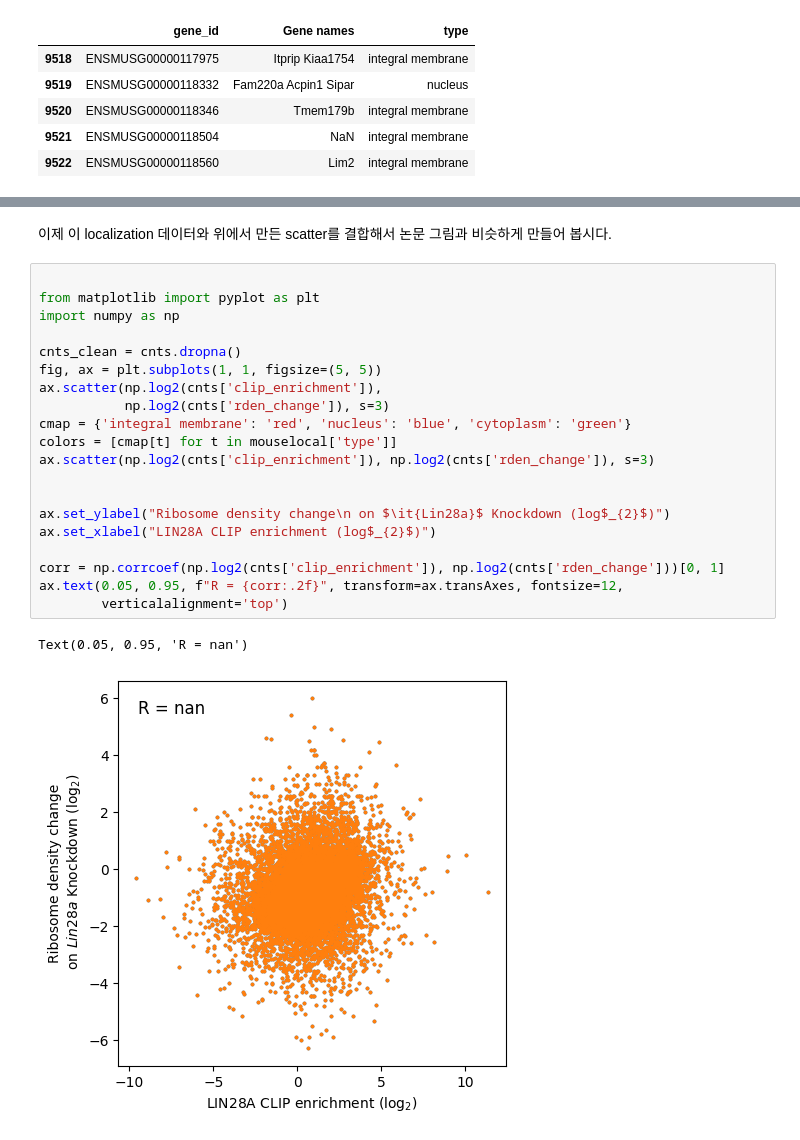
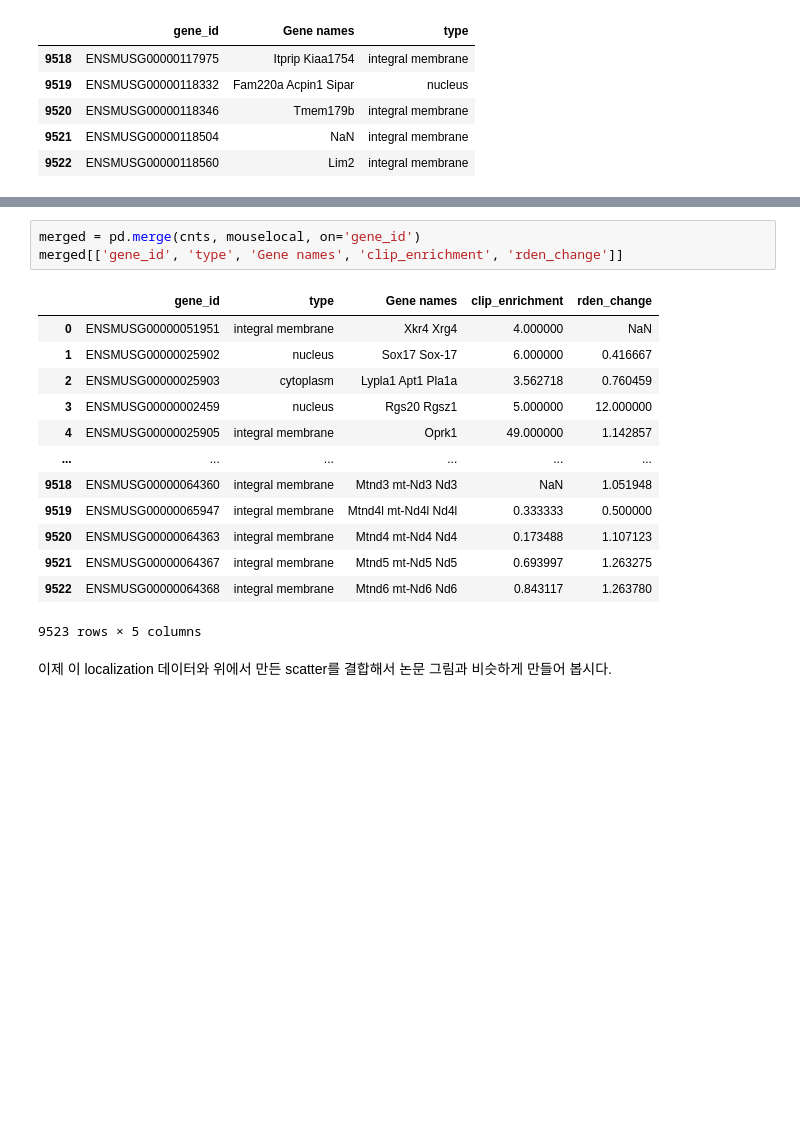
Before and after one commit to JungseoChoi/CJSbioinformatics, a Jupyter notebook: CoLab_TermProj_2023_1.ipynb, the cells around one changed output, grey strips where cells are left out. Saved outputs shown, nothing was run; the diff lists cells and outputs as text; blank space fills up the shorter version.

```diff
--- a/CoLab_TermProj_2023_1.ipynb
+++ b/CoLab_TermProj_2023_1.ipynb
@@ -300,25 +337,19 @@ mouselocal.tail()
+# %%
+merged = pd.merge(cnts, mouselocal, on='gene_id')
+merged[['gene_id', 'type', 'Gene names', 'clip_enrichment', 'rden_change']]
+# %% [output]
+|  | gene_id | type | Gene names | clip_enrichment | rden_change |
+| 0 | ENSMUSG00000051951 | integral membrane | Xkr4 Xrg4 | 4.000000 | NaN |
+| 1 | ENSMUSG00000025902 | nucleus | Sox17 Sox-17 | 6.000000 | 0.416667 |
+| 2 | ENSMUSG00000025903 | cytoplasm | Lypla1 Apt1 Pla1a | 3.562718 | 0.760459 |
+| 3 | ENSMUSG00000002459 | nucleus | Rgs20 Rgsz1 | 5.000000 | 12.000000 |
+| 4 | ENSMUSG00000025905 | integral membrane | Oprk1 | 49.000000 | 1.142857 |
+| ... | ... | ... | ... | ... | ... |
+| 9518 | ENSMUSG00000064360 | integral membrane | Mtnd3 mt-Nd3 Nd3 | NaN | 1.051948 |
+| 9519 | ENSMUSG00000065947 | integral membrane | Mtnd4l mt-Nd4l Nd4l | 0.333333 | 0.500000 |
+| 9520 | ENSMUSG00000064363 | integral membrane | Mtnd4 mt-Nd4 Nd4 | 0.173488 | 1.107123 |
+| 9521 | ENSMUSG00000064367 | integral membrane | Mtnd5 mt-Nd5 Nd5 | 0.693997 | 1.263275 |
+| 9522 | ENSMUSG00000064368 | integral membrane | Mtnd6 mt-Nd6 Nd6 | 0.843117 | 1.263780 |
+9523 rows × 5 columns
 # %% [markdown]
 이제 이 localization 데이터와 위에서 만든 scatter를 결합해서 논문 그림과 비슷하게 만들어 봅시다.
-# %%
-
-from matplotlib import pyplot as plt
-import numpy as np
-
-cnts_clean = cnts.dropna()
-fig, ax = plt.subplots(1, 1, figsize=(5, 5))
-ax.scatter(np.log2(cnts['clip_enrichment']),
-           np.log2(cnts['rden_change']), s=3)
-cmap = {'integral membrane': 'red', 'nucleus': 'blue', 'cytoplasm': 'green'}
-colors = [cmap[t] for t in mouselocal['type']]
-ax.scatter(np.log2(cnts['clip_enrichment']), np.log2(cnts['rden_change']), s=3)
-
-
-ax.set_ylabel("Ribosome density change\n on $\it{Lin28a}$ Knockdown (log$_{2}$)")
-ax.set_xlabel("LIN28A CLIP enrichment (log$_{2}$)")
-
-corr = np.corrcoef(np.log2(cnts['clip_enrichment']), np.log2(cnts['rden_change']))[0, 1]
-ax.text(0.05, 0.95, f"R = {corr:.2f}", transform=ax.transAxes, fontsize=12,
-        verticalalignment='top')
-# %% [output]
-Text(0.05, 0.95, 'R = nan')
-[figure, removed]
```
Also changed, not shown: parts of 12 cells of this notebook.
